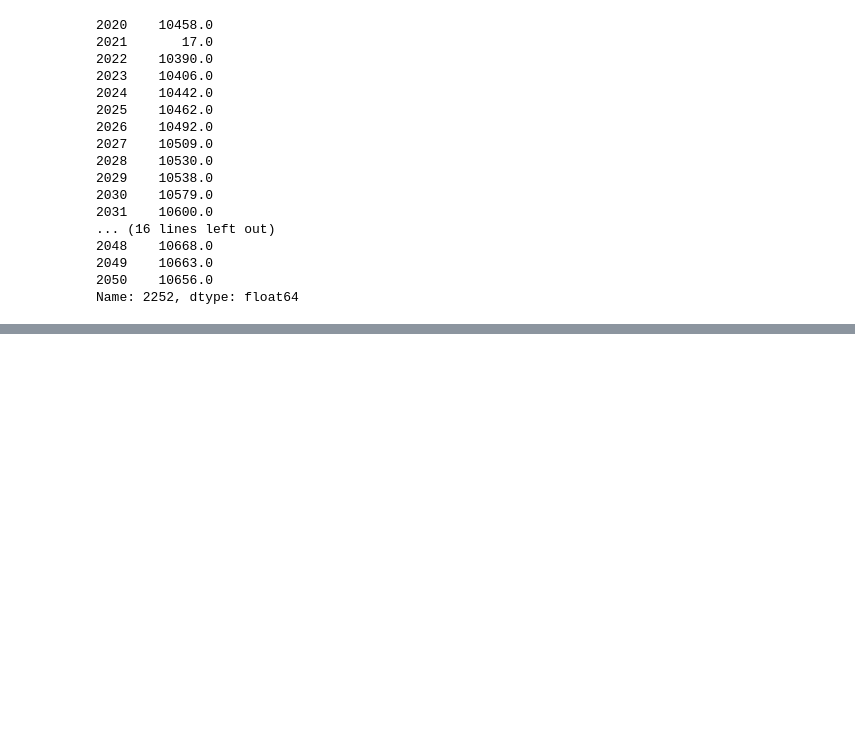
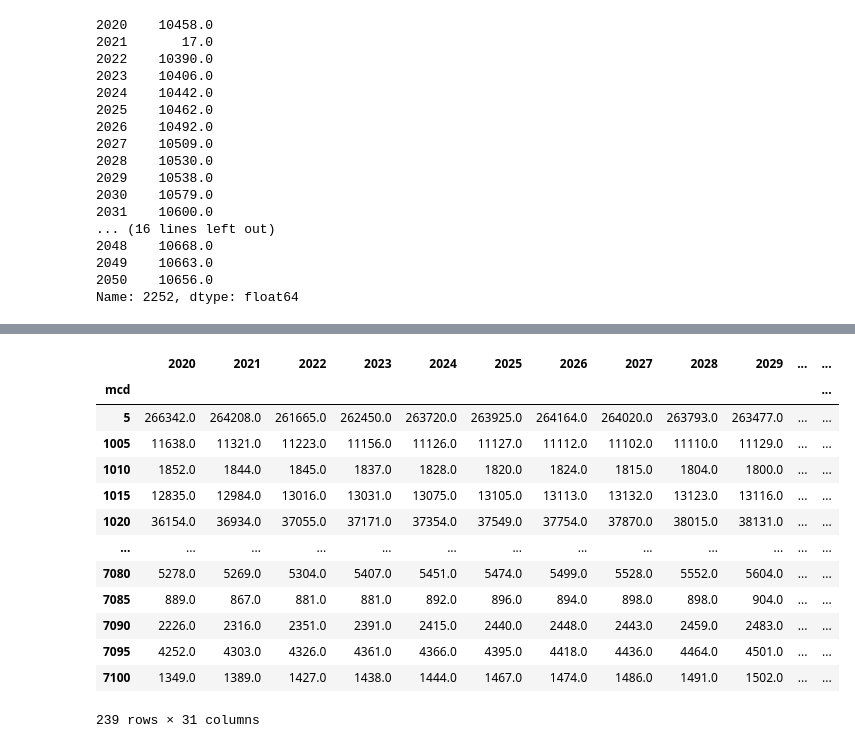
Before and after one commit to SEMCOG/semcog_urbansim, a Jupyter notebook: notebooks/model_analysis/model_output_analysis.ipynb, the cells around one changed output, grey strips where cells are left out. Drawn from its saved outputs; the diff is of its cells as text; code cells hidden in the pictures; blank space fills up the shorter version.

```diff
--- a/notebooks/model_analysis/model_output_analysis.ipynb
+++ b/notebooks/model_analysis/model_output_analysis.ipynb
@@ -324,0 +323,27 @@ Name: 2252, dtype: float64
+# %%
+hh_by_mcd_year = pd.DataFrame(index=mcd_total.index)
+for year in range(2020, 2051):
+	p = hdf["/%s/parcels" % year]
+	b = hdf["/%s/buildings" % year]
+	hh = hdf["/%s/households" % year]
+	b = b.join(p.semmcd, on='parcel_id')
+	hh = hh.join(b.semmcd, on='building_id')
+	hh_vcount = hh.semmcd.fillna(-1).astype(int).value_counts()
+	hh_by_mcd_year.loc[:, str(year)] = hh_vcount
+# %%
+hh_by_mcd_year
+# %% [output]
+|  | 2020 | 2021 | 2022 | 2023 | 2024 | 2025 | 2026 | 2027 | 2028 | 2029 | ... | ... |
+| mcd |  |  |  |  |  |  |  |  |  |  |  | ... |
+| 5 | 266342.0 | 264208.0 | 261665.0 | 262450.0 | 263720.0 | 263925.0 | 264164.0 | 264020.0 | 263793.0 | 263477.0 | ... | ... |
+| 1005 | 11638.0 | 11321.0 | 11223.0 | 11156.0 | 11126.0 | 11127.0 | 11112.0 | 11102.0 | 11110.0 | 11129.0 | ... | ... |
+| 1010 | 1852.0 | 1844.0 | 1845.0 | 1837.0 | 1828.0 | 1820.0 | 1824.0 | 1815.0 | 1804.0 | 1800.0 | ... | ... |
+| 1015 | 12835.0 | 12984.0 | 13016.0 | 13031.0 | 13075.0 | 13105.0 | 13113.0 | 13132.0 | 13123.0 | 13116.0 | ... | ... |
+| 1020 | 36154.0 | 36934.0 | 37055.0 | 37171.0 | 37354.0 | 37549.0 | 37754.0 | 37870.0 | 38015.0 | 38131.0 | ... | ... |
+| ... | ... | ... | ... | ... | ... | ... | ... | ... | ... | ... | ... | ... |
+| 7080 | 5278.0 | 5269.0 | 5304.0 | 5407.0 | 5451.0 | 5474.0 | 5499.0 | 5528.0 | 5552.0 | 5604.0 | ... | ... |
+| 7085 | 889.0 | 867.0 | 881.0 | 881.0 | 892.0 | 896.0 | 894.0 | 898.0 | 898.0 | 904.0 | ... | ... |
+| 7090 | 2226.0 | 2316.0 | 2351.0 | 2391.0 | 2415.0 | 2440.0 | 2448.0 | 2443.0 | 2459.0 | 2483.0 | ... | ... |
+| 7095 | 4252.0 | 4303.0 | 4326.0 | 4361.0 | 4366.0 | 4395.0 | 4418.0 | 4436.0 | 4464.0 | 4501.0 | ... | ... |
+| 7100 | 1349.0 | 1389.0 | 1427.0 | 1438.0 | 1444.0 | 1467.0 | 1474.0 | 1486.0 | 1491.0 | 1502.0 | ... | ... |
+239 rows × 31 columns
```
Also changed, not shown: parts of 35 cells of this notebook, 2 other files.
